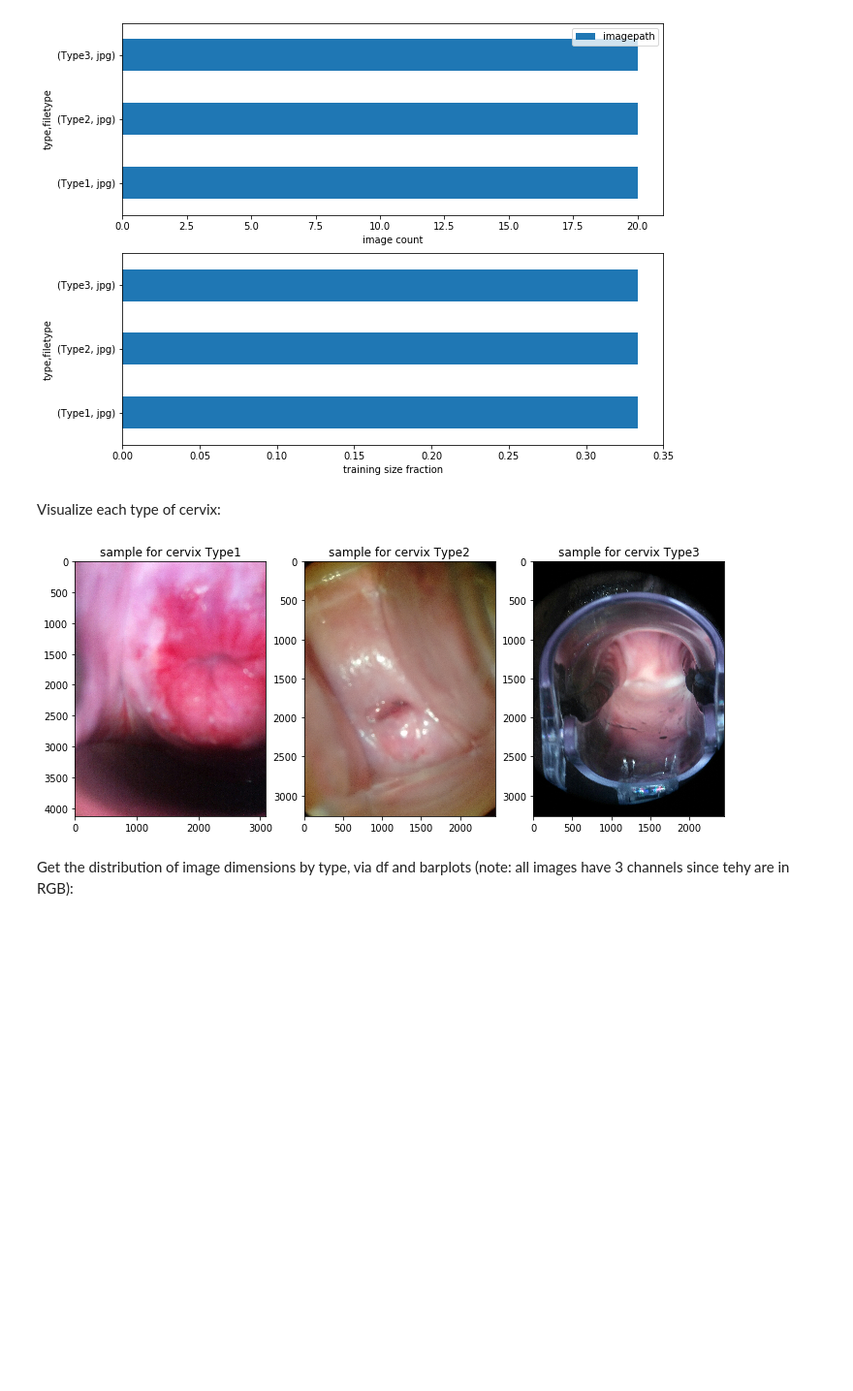
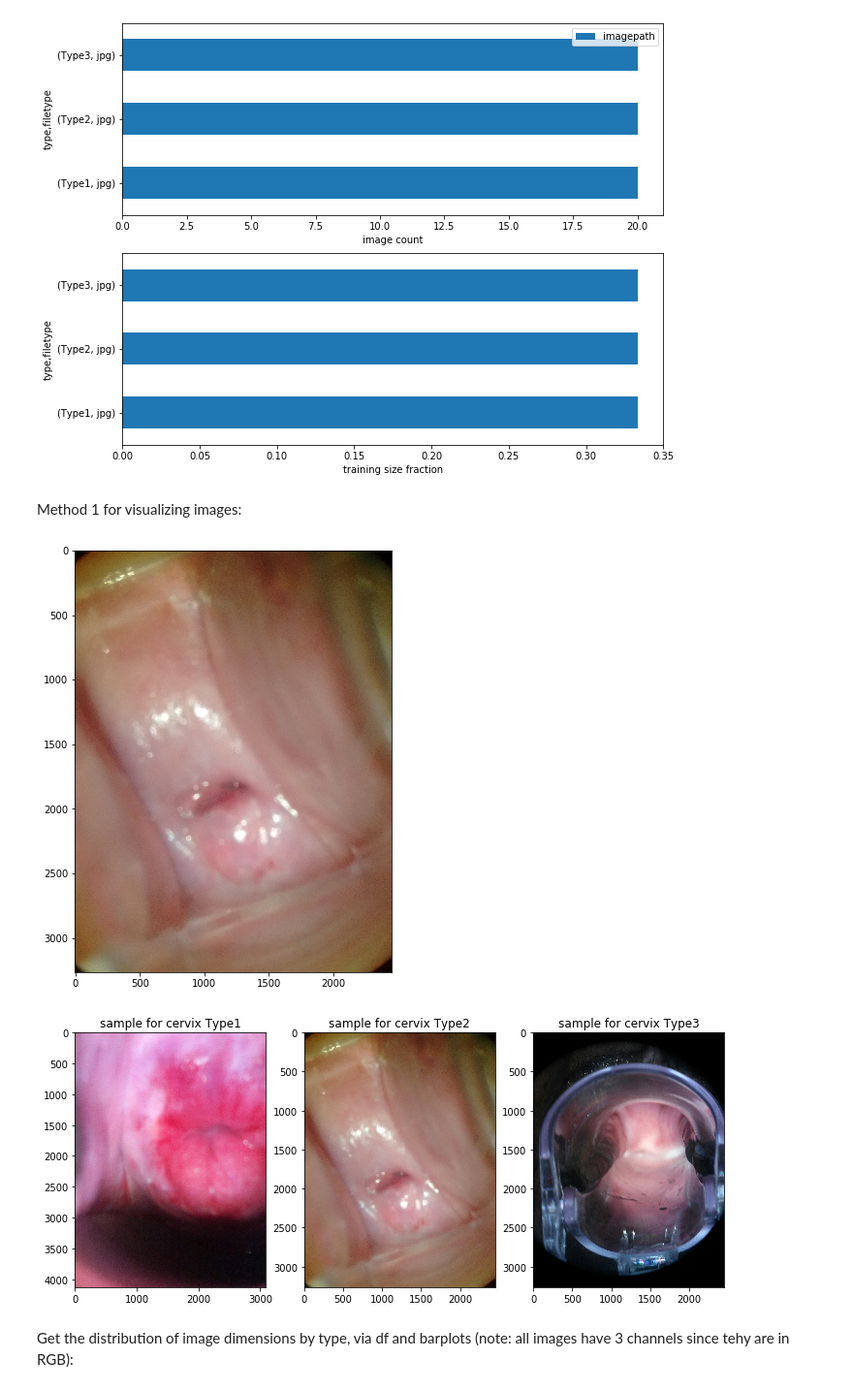
Before and after one commit to NadiaBlostein/Ai4GoodLab_CombatCervicalCancer, a Jupyter notebook: cervix_shapes_dataset_1.ipynb, the cells around one changed output. Shown at 97% size. Drawn from its saved outputs; the diff is of its cells as text; code cells hidden in the pictures; blank space fills up the shorter version.

```diff
--- a/cervix_shapes_dataset_1.ipynb
+++ b/cervix_shapes_dataset_1.ipynb
@@ -68,20 +68,26 @@ axes[1].set_xlabel("training size fraction")
 We have a total of 60 images in the whole dataset
 Text(0.5, 0, 'training size fraction')
 [figure]
-# %% [markdown]
-Visualize each type of cervix:
+# %% [markdown]
+Method 1 for visualizing images:
 # %%
 fig = plt.figure(figsize=(12,8))
 
+### generic method ###
+plt.imshow(plt.imread('sample_train_cervix_shapes/Type2/31.jpg'))
+
+### visualize one image per cervix type ###
+fig = plt.figure(figsize=(12,8))
 i = 1
 for t in all_cervix_images['type'].unique():
     ax = fig.add_subplot(1,3,i)
     i+=1
     f = all_cervix_images[all_cervix_images['type'] == t]['imagepath'].values[0]
     plt.imshow(plt.imread(f))
     plt.title('sample for cervix {}'.format(t))
 # %% [output]
-[figure, old version]
+[figure, new version]
+[figure, added]
 # %% [markdown]
 Get the distribution of image dimensions by type, via df and barplots (note: all images have 3 channels since tehy are in RGB):
 # %%
```
Also changed, not shown: parts of 5 cells of this notebook.
